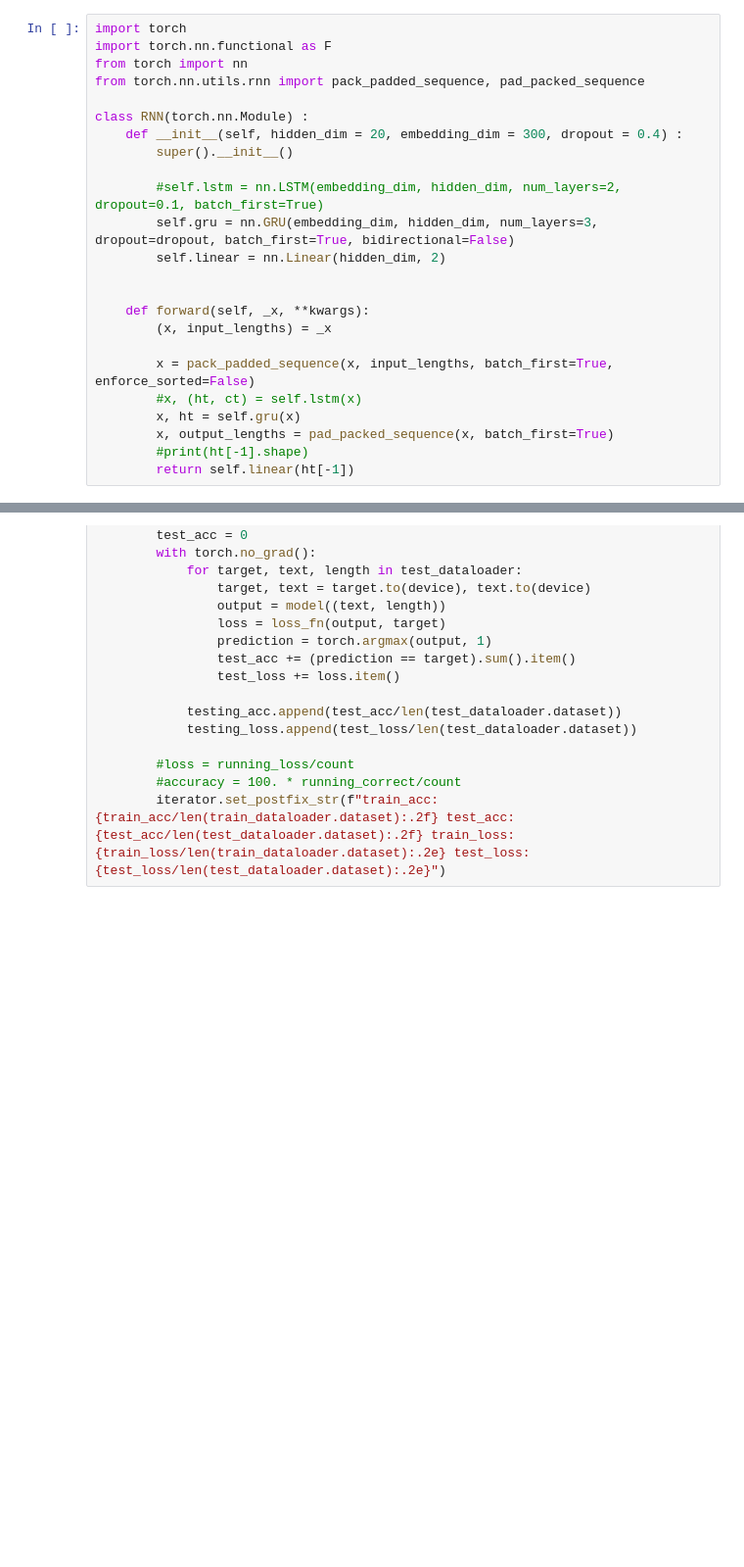
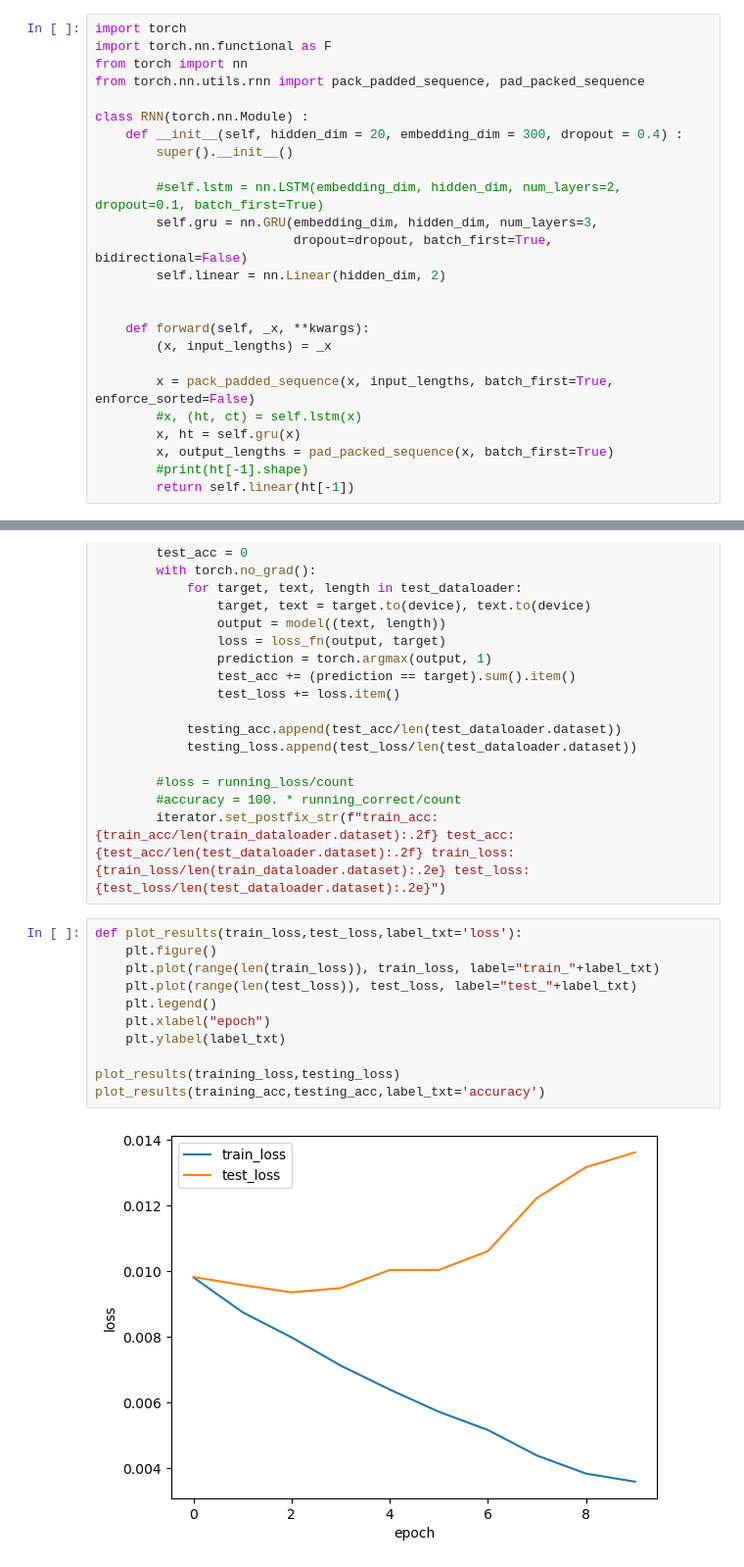
Before and after one commit to fhswf/Aufgaben_Deep_Learning, a Jupyter notebook: Veranstaltung_3/Lösung_1.ipynb, the cells around one changed output, grey strips where cells are left out. Shown: that part at 98% size. Cells and saved outputs as stored; diff of their text form; blank space fills up the shorter version.

```diff
--- a/Veranstaltung_3/Lösung_1.ipynb
+++ b/Veranstaltung_3/Lösung_1.ipynb
@@ -178,7 +249,8 @@ class RNN(torch.nn.Module) :
         super().__init__()
 
         #self.lstm = nn.LSTM(embedding_dim, hidden_dim, num_layers=2, dropout=0.1, batch_first=True)
-        self.gru = nn.GRU(embedding_dim, hidden_dim, num_layers=3, dropout=dropout, batch_first=True, bidirectional=False)
+        self.gru = nn.GRU(embedding_dim, hidden_dim, num_layers=3,
+                          dropout=dropout, batch_first=True, bidirectional=False)
         self.linear = nn.Linear(hidden_dim, 2)
 
 
@@ -261,3 +337,16 @@ with tqdm(range(epochs)) as iterator:
         #loss = running_loss/count
         #accuracy = 100. * running_correct/count
         iterator.set_postfix_str(f"train_acc: {train_acc/len(train_dataloader.dataset):.2f} test_acc: {test_acc/len(test_dataloader.dataset):.2f} train_loss: {train_loss/len(train_dataloader.dataset):.2e} test_loss: {test_loss/len(test_dataloader.dataset):.2e}")
+# %%
+def plot_results(train_loss,test_loss,label_txt='loss'):
+    plt.figure()
+    plt.plot(range(len(train_loss)), train_loss, label="train_"+label_txt)
+    plt.plot(range(len(test_loss)), test_loss, label="test_"+label_txt)
+    plt.legend()
+    plt.xlabel("epoch")
+    plt.ylabel(label_txt)
+
+plot_results(training_loss,testing_loss)
+plot_results(training_acc,testing_acc,label_txt='accuracy')
+# %% [output]
+[figure, added]
```
Also changed, not shown: parts of 25 cells of this notebook, 1 other file.
